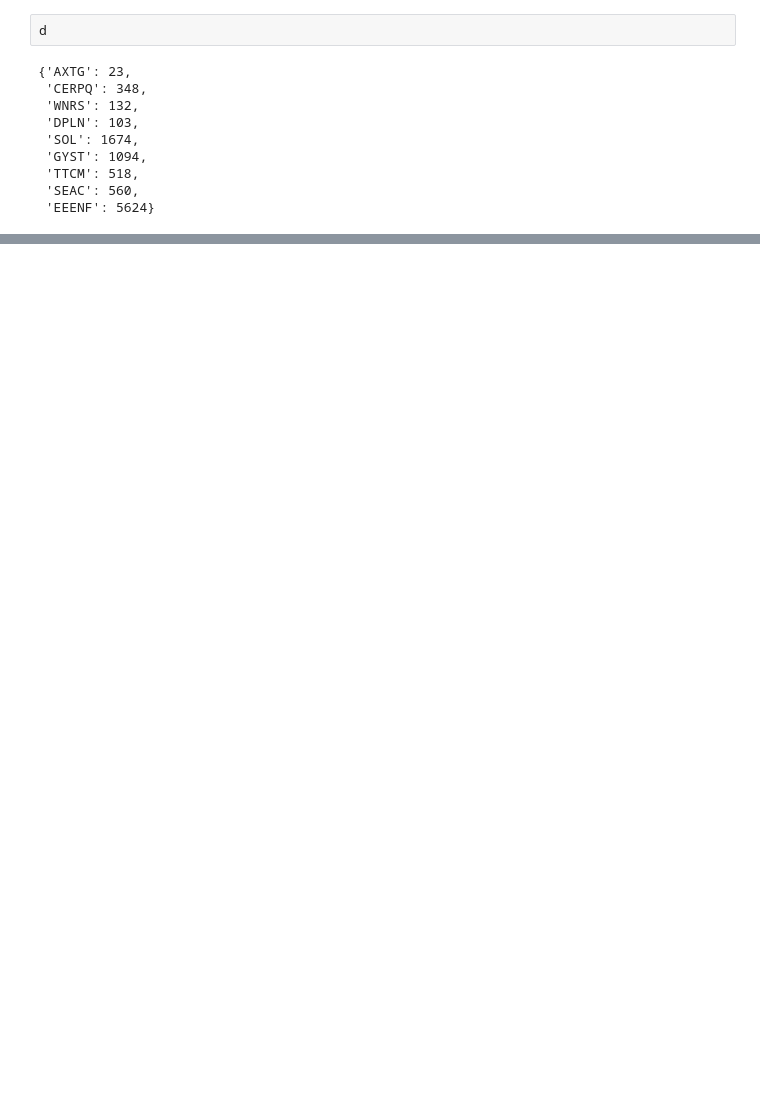
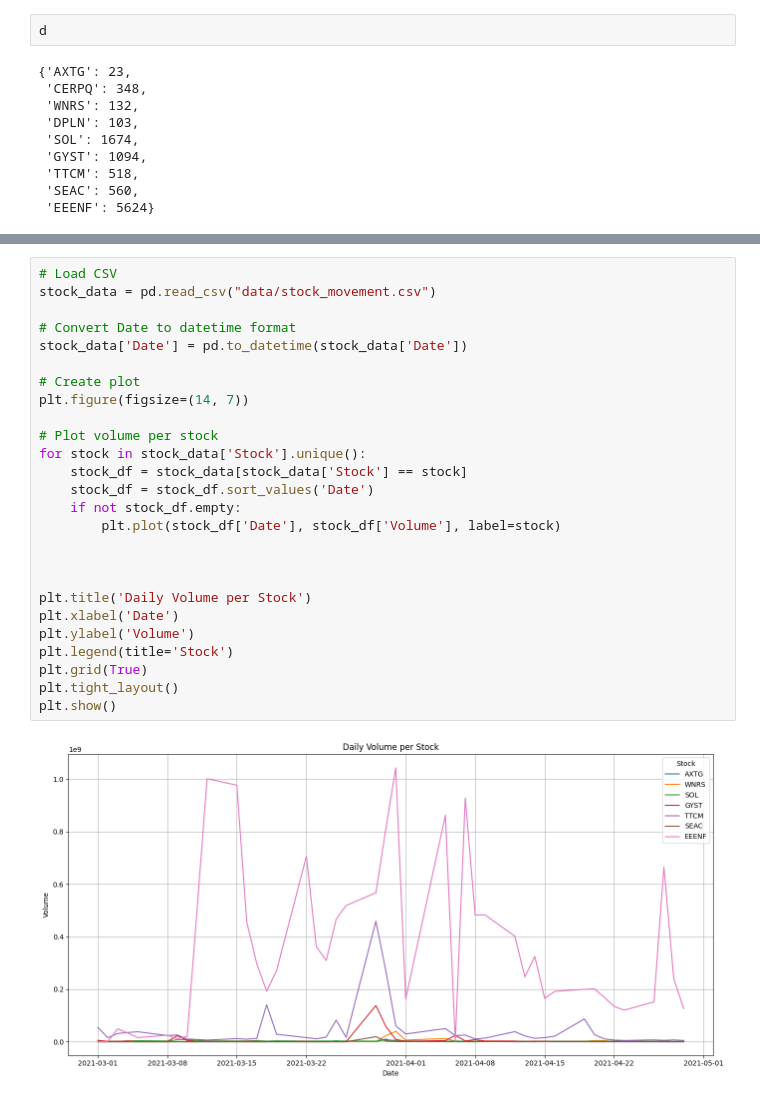
Before and after one commit to DominicCheongChengHung/DSA4263_StockTweets, a Jupyter notebook: eda.ipynb, the cells around one changed output, grey strips where cells are left out. Cells and saved outputs as stored; diff of their text form; blank space fills up the shorter version.

Commit message:
some initial eda for stock data

```diff
--- a/eda.ipynb
+++ b/eda.ipynb
@@ -87,0 +140,28 @@ Need to extract stock price movement for these tickers
+# %%
+# Load CSV
+stock_data = pd.read_csv("data/stock_movement.csv")
+
+# Convert Date to datetime format
+stock_data['Date'] = pd.to_datetime(stock_data['Date'])
+
+# Create plot
+plt.figure(figsize=(14, 7))
+
+# Plot volume per stock
+for stock in stock_data['Stock'].unique():
+    stock_df = stock_data[stock_data['Stock'] == stock]
+    stock_df = stock_df.sort_values('Date')
+    if not stock_df.empty:
+        plt.plot(stock_df['Date'], stock_df['Volume'], label=stock)
+
+
+
+plt.title('Daily Volume per Stock')
+plt.xlabel('Date')
+plt.ylabel('Volume')
+plt.legend(title='Stock')
+plt.grid(True)
+plt.tight_layout()
+plt.show()
+# %% [output]
+[figure, added]
```
Also changed, not shown: parts of 12 cells of this notebook, 2 other files.
